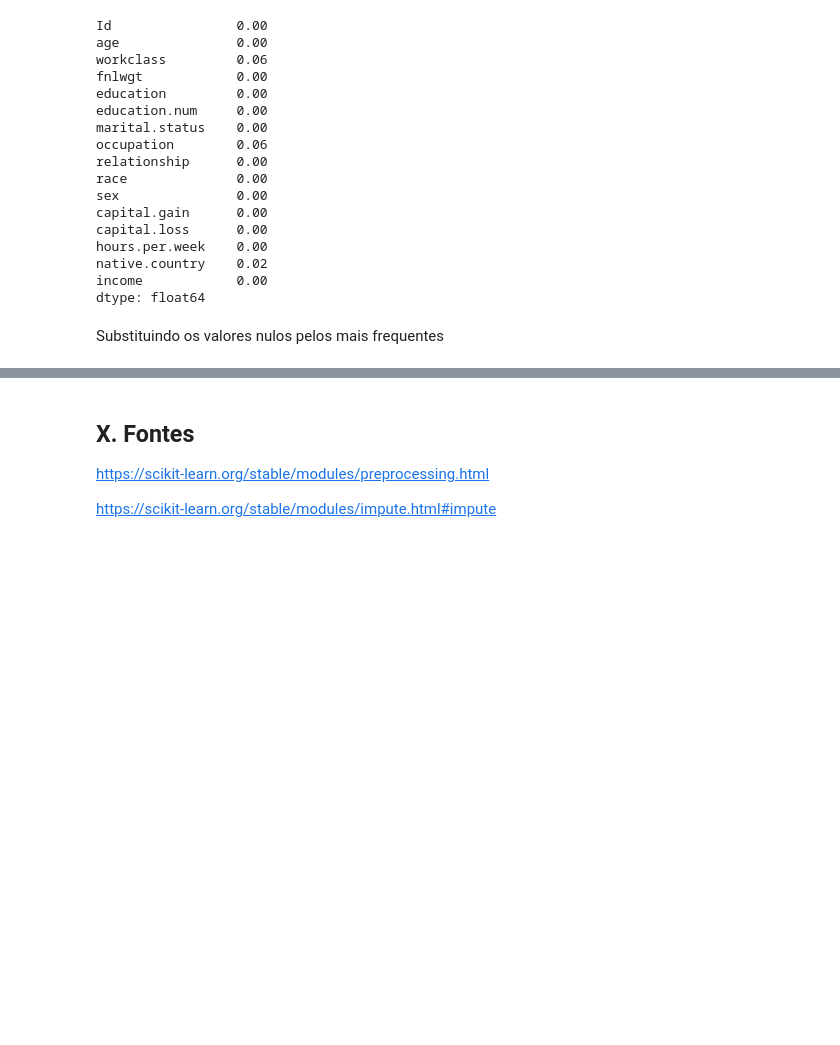
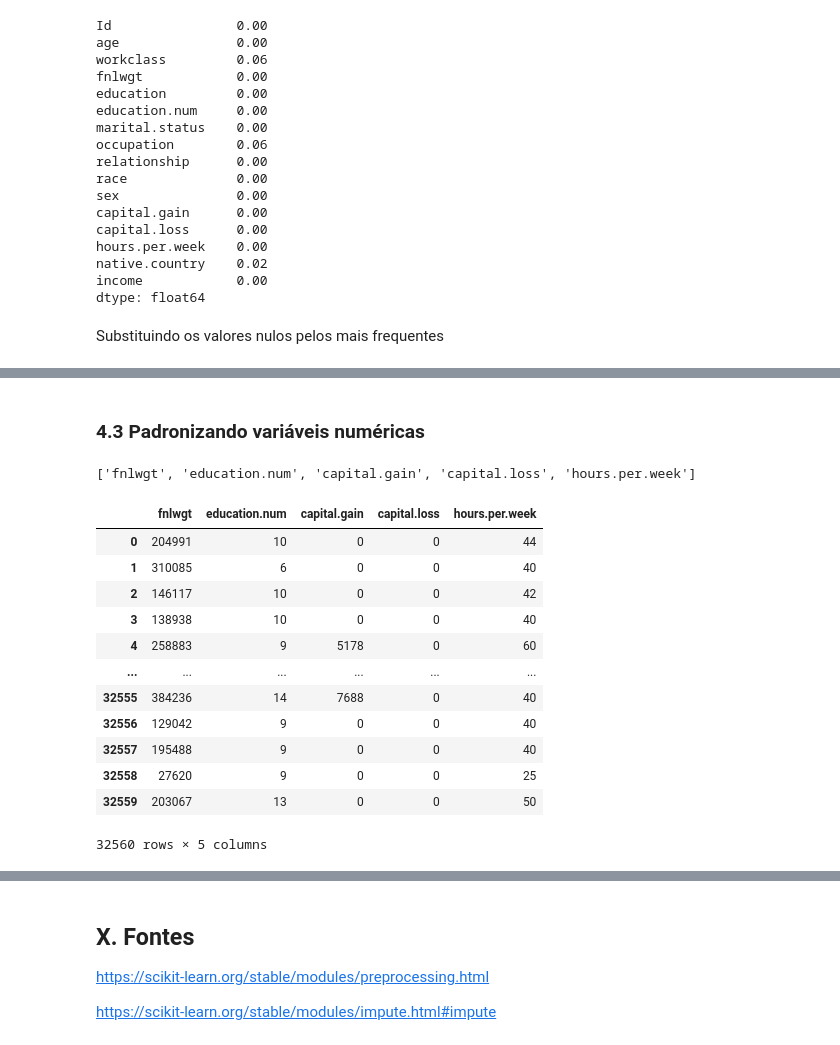
Before and after one commit to SalisEduardo/PMR3508, a Jupyter notebook: Adults Dataset/resoulução.ipynb, the cells around one changed output, grey strips where cells are left out. Cells and saved outputs as stored; diff of their text form; code cells hidden in the pictures; blank space fills up the shorter version.

```diff
--- a/Adults Dataset/resoulução.ipynb
+++ b/Adults Dataset/resoulução.ipynb
@@ -215,0 +234,2 @@ df_train['native.country'] = imp.fit_transform(df_train['native.country'].values
+# %% [markdown]
+### 4.3 Padronizando variáveis numéricas
@@ -215,0 +240,20 @@ df_train['native.country'] = imp.fit_transform(df_train['native.country'].values
+# %%
+numeric
+# %% [output]
+['fnlwgt', 'education.num', 'capital.gain', 'capital.loss', 'hours.per.week']
+# %%
+df_train[numeric]
+# %% [output]
+|  | fnlwgt | education.num | capital.gain | capital.loss | hours.per.week |
+| 0 | 204991 | 10 | 0 | 0 | 44 |
+| 1 | 310085 | 6 | 0 | 0 | 40 |
+| 2 | 146117 | 10 | 0 | 0 | 42 |
+| 3 | 138938 | 10 | 0 | 0 | 40 |
+| 4 | 258883 | 9 | 5178 | 0 | 60 |
+| ... | ... | ... | ... | ... | ... |
+| 32555 | 384236 | 14 | 7688 | 0 | 40 |
+| 32556 | 129042 | 9 | 0 | 0 | 40 |
+| 32557 | 195488 | 9 | 0 | 0 | 40 |
+| 32558 | 27620 | 9 | 0 | 0 | 25 |
+| 32559 | 203067 | 13 | 0 | 0 | 50 |
+32560 rows × 5 columns
```
Also changed, not shown: parts of 17 cells of this notebook.
